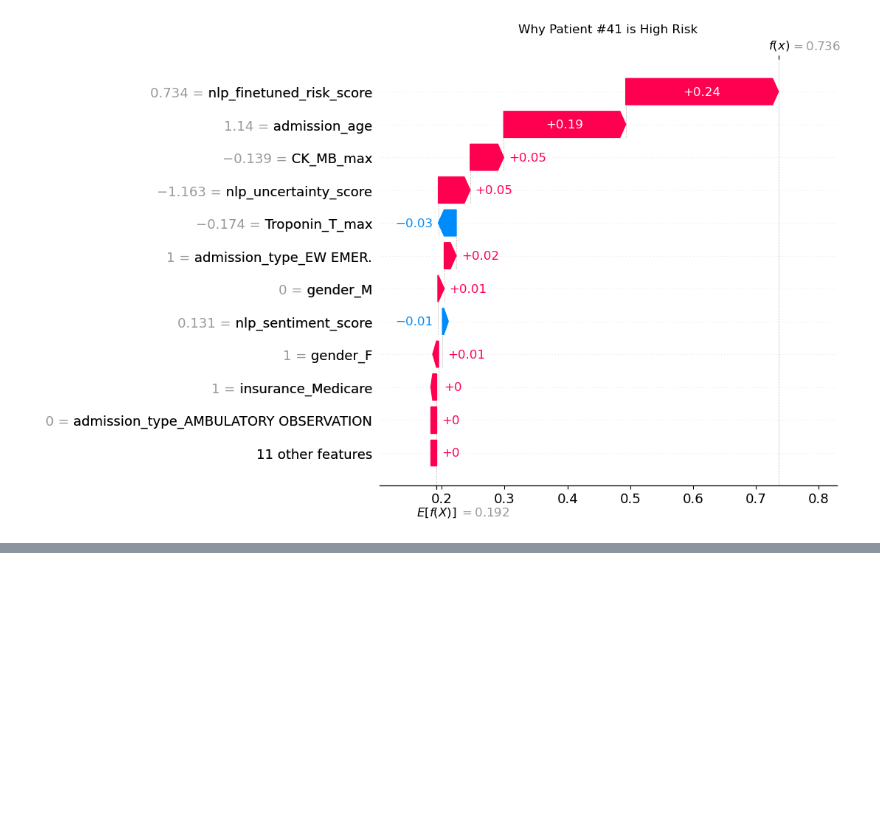
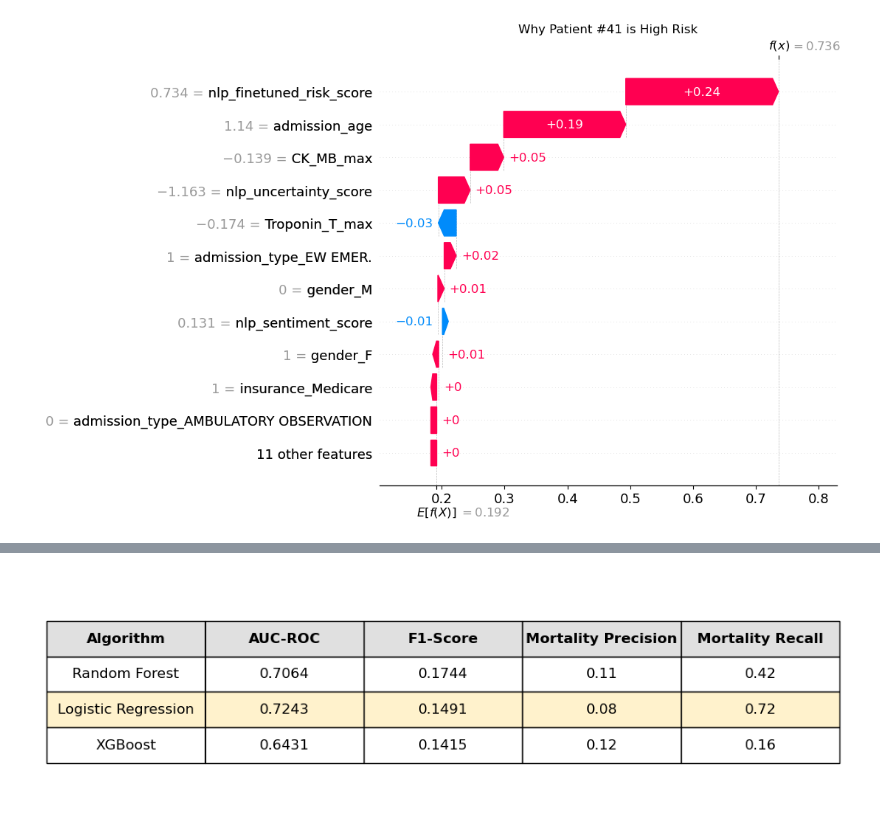
Before and after one commit to DamithaWee/AMI-Multimodal-Clinical-NLP, a Jupyter notebook: notebooks/05 - Enhanced.ipynb, the cells around one changed output, grey strips where cells are left out. Saved outputs shown, nothing was run; the diff lists cells and outputs as text; code cells hidden in the pictures; blank space fills up the shorter version.

```diff
--- a/notebooks/05 - Enhanced.ipynb
+++ b/notebooks/05 - Enhanced.ipynb
@@ -254,0 +307,44 @@ Generating Waterfall for Patient #41 (Risk: 0.7360)
+# %%
+import matplotlib.pyplot as plt
+import pandas as pd
+
+# Isolated Baseline Data
+baseline_data = {
+    'Algorithm': ['Random Forest', 'Logistic Regression', 'XGBoost'],
+    'AUC-ROC': [0.7064, 0.7243, 0.6431],
+    'F1-Score': [0.1744, 0.1491, 0.1415],
+    'Mortality Precision': [0.11, 0.08, 0.12],
+    'Mortality Recall': [0.42, 0.72, 0.16]
+}
+
+df_baseline = pd.DataFrame(baseline_data)
+
+# Create a figure
+fig, ax = plt.subplots(figsize=(10, 3.5))
+ax.axis('off')
+
+# Create the table
+table = ax.table(cellText=df_baseline.values,
+                 colLabels=df_baseline.columns,
+                 cellLoc='center',
+                 loc='center',
+                 colColours=['#e0e0e0']*len(df_baseline.columns))
+
+table.auto_set_font_size(False)
+table.set_fontsize(12)
+table.scale(1.2, 2.5)
+
+# Styling: Highlight the headers and the "Best" baseline (Logistic Regression)
+for (i, j), cell in table.get_celld().items():
+    if i == 0:
+        cell.set_text_props(weight='bold', color='black')
+    if i == 2: # Logistic Regression row
+        cell.set_facecolor('#fff2cc') # Light yellow highlight
+
+# plt.title('Baseline Performance: Structured Physiological Data Only', fontsize=14, weight='bold', pad=20)
+
+# Save the image with a transparent background
+plt.savefig('baseline_only_table_transparent.png', bbox_inches='tight', dpi=300, transparent=True)
+plt.show()
+# %% [output]
+[figure, added]
```
Also changed, not shown: parts of 1 cell of this notebook, 4 other files.
